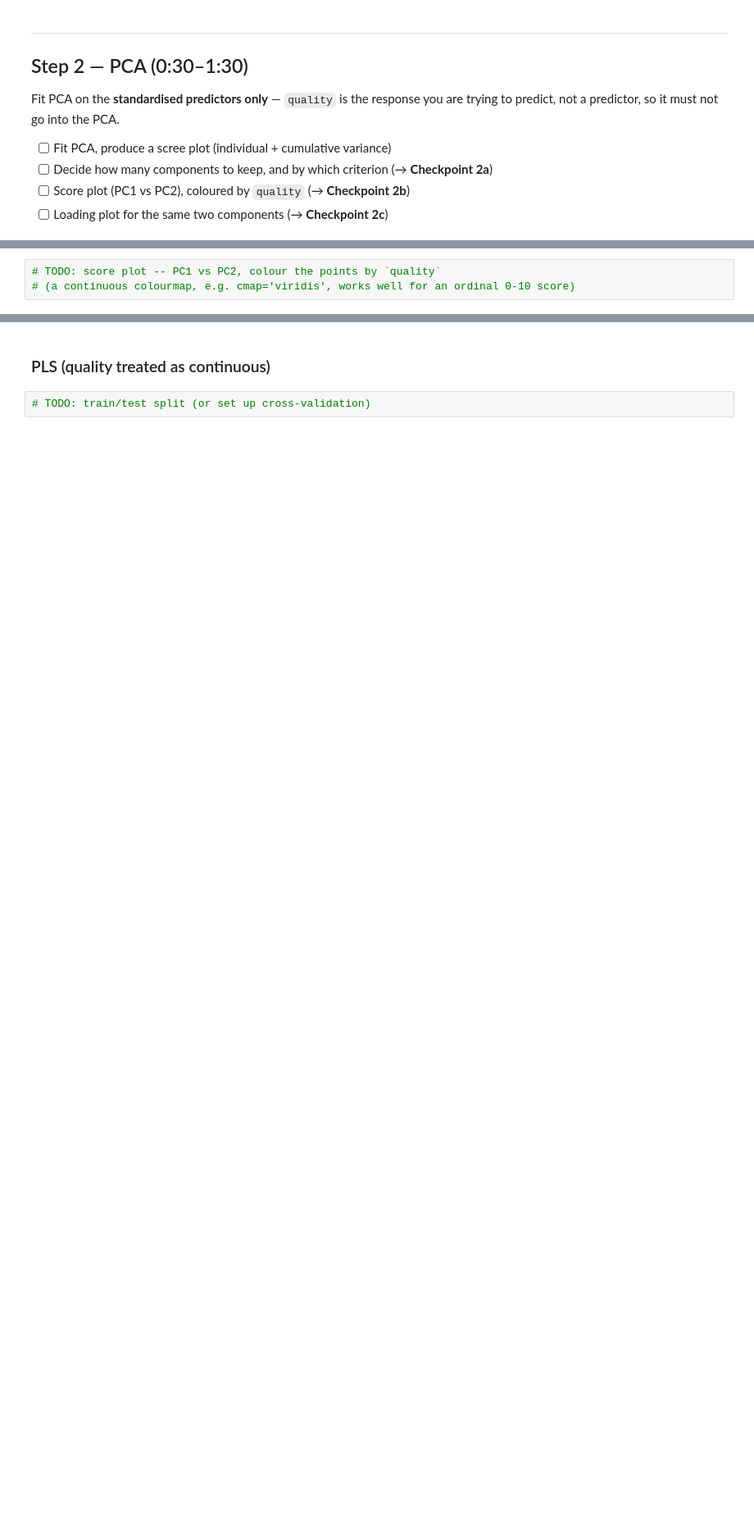
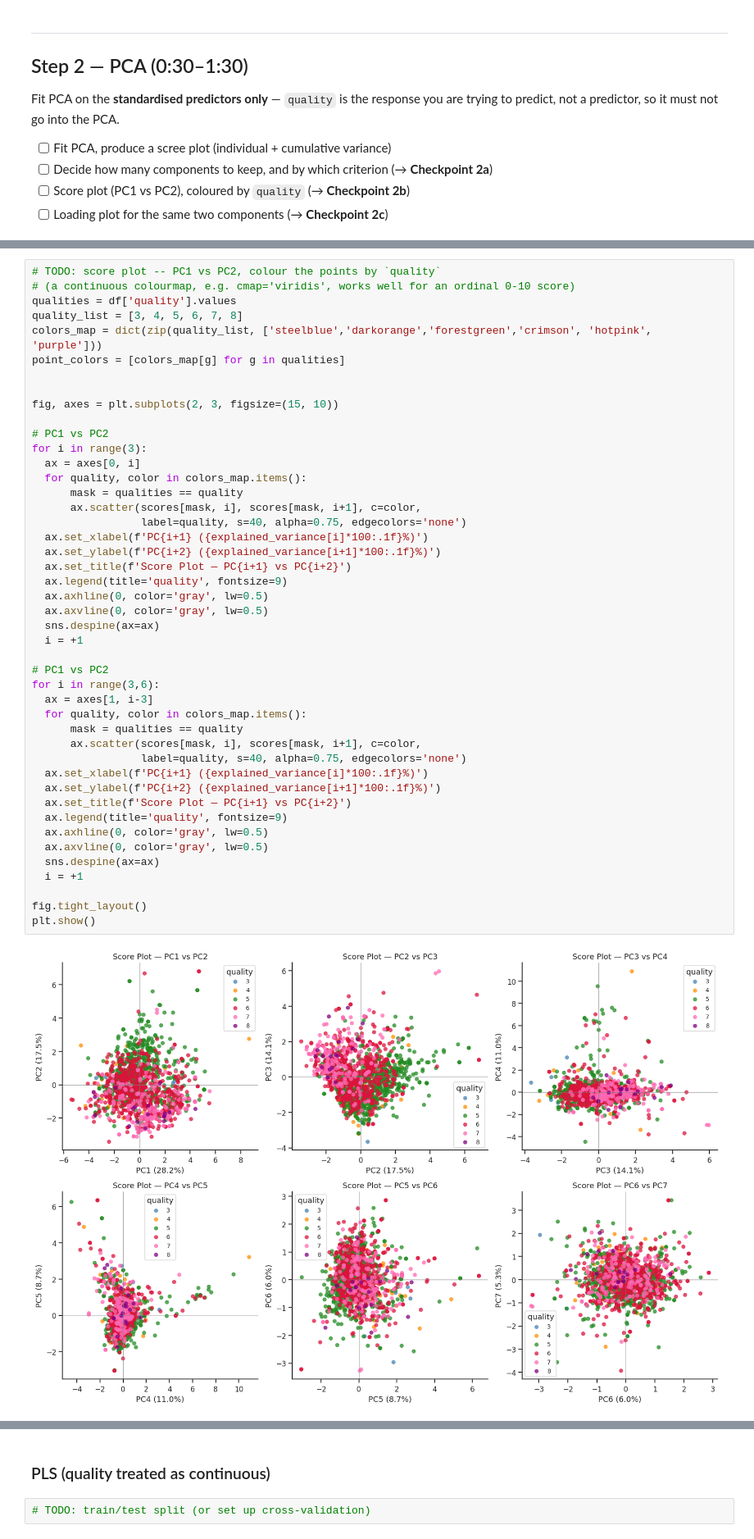
Before and after one commit to alva-jpg/1kb570_2026-hej, a Jupyter notebook: Labs/02_modelling_wine_quality/starter_notebook.ipynb, the cells around one changed output, grey strips where cells are left out. Shown at 82% size. Saved outputs shown, nothing was run; the diff lists cells and outputs as text; blank space fills up the shorter version.

```diff
--- a/Labs/02_modelling_wine_quality/starter_notebook.ipynb
+++ b/Labs/02_modelling_wine_quality/starter_notebook.ipynb
@@ -83,6 +195,50 @@ you are trying to predict, not a predictor, so it must not go into the PCA.
 # %%
 # TODO: score plot -- PC1 vs PC2, colour the points by `quality`
 # (a continuous colourmap, e.g. cmap='viridis', works well for an ordinal 0-10 score)
+qualities = df['quality'].values
+quality_list = [3, 4, 5, 6, 7, 8]
+colors_map = dict(zip(quality_list, ['steelblue','darkorange','forestgreen','crimson', 'hotpink', 'purple']))
+point_colors = [colors_map[g] for g in qualities]
+
+
+fig, axes = plt.subplots(2, 3, figsize=(15, 10))
+
+# PC1 vs PC2
+for i in range(3):
+  ax = axes[0, i]
+  for quality, color in colors_map.items():
+      mask = qualities == quality
+      ax.scatter(scores[mask, i], scores[mask, i+1], c=color,
+                 label=quality, s=40, alpha=0.75, edgecolors='none')
+  ax.set_xlabel(f'PC{i+1} ({explained_variance[i]*100:.1f}%)')
+  ax.set_ylabel(f'PC{i+2} ({explained_variance[i+1]*100:.1f}%)')
+  ax.set_title(f'Score Plot — PC{i+1} vs PC{i+2}')
+  ax.legend(title='quality', fontsize=9)
+  ax.axhline(0, color='gray', lw=0.5)
+  ax.axvline(0, color='gray', lw=0.5)
+  sns.despine(ax=ax)
+  i = +1
+
+# PC1 vs PC2
+for i in range(3,6):
+  ax = axes[1, i-3]
+  for quality, color in colors_map.items():
+      mask = qualities == quality
+      ax.scatter(scores[mask, i], scores[mask, i+1], c=color,
+                 label=quality, s=40, alpha=0.75, edgecolors='none')
+  ax.set_xlabel(f'PC{i+1} ({explained_variance[i]*100:.1f}%)')
+  ax.set_ylabel(f'PC{i+2} ({explained_variance[i+1]*100:.1f}%)')
+  ax.set_title(f'Score Plot — PC{i+1} vs PC{i+2}')
+  ax.legend(title='quality', fontsize=9)
+  ax.axhline(0, color='gray', lw=0.5)
+  ax.axvline(0, color='gray', lw=0.5)
+  sns.despine(ax=ax)
+  i = +1
+
+fig.tight_layout()
+plt.show()
+# %% [output]
+[figure, added]
 # %%
 # TODO: loading plot for PC1 vs PC2 -- which variables have the largest
 # loadings, and in which direction?
```
Also changed, not shown: parts of 10 cells of this notebook.
